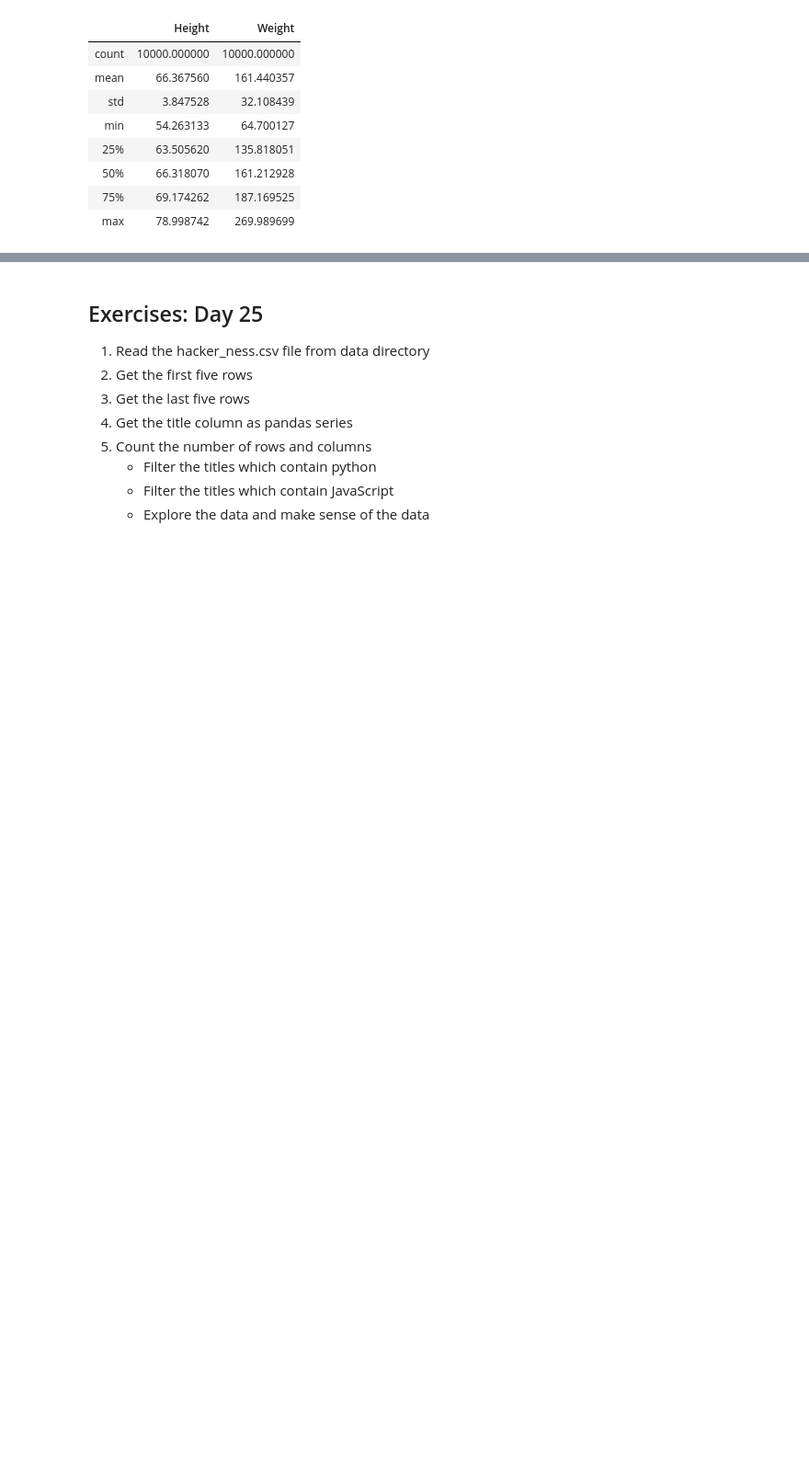
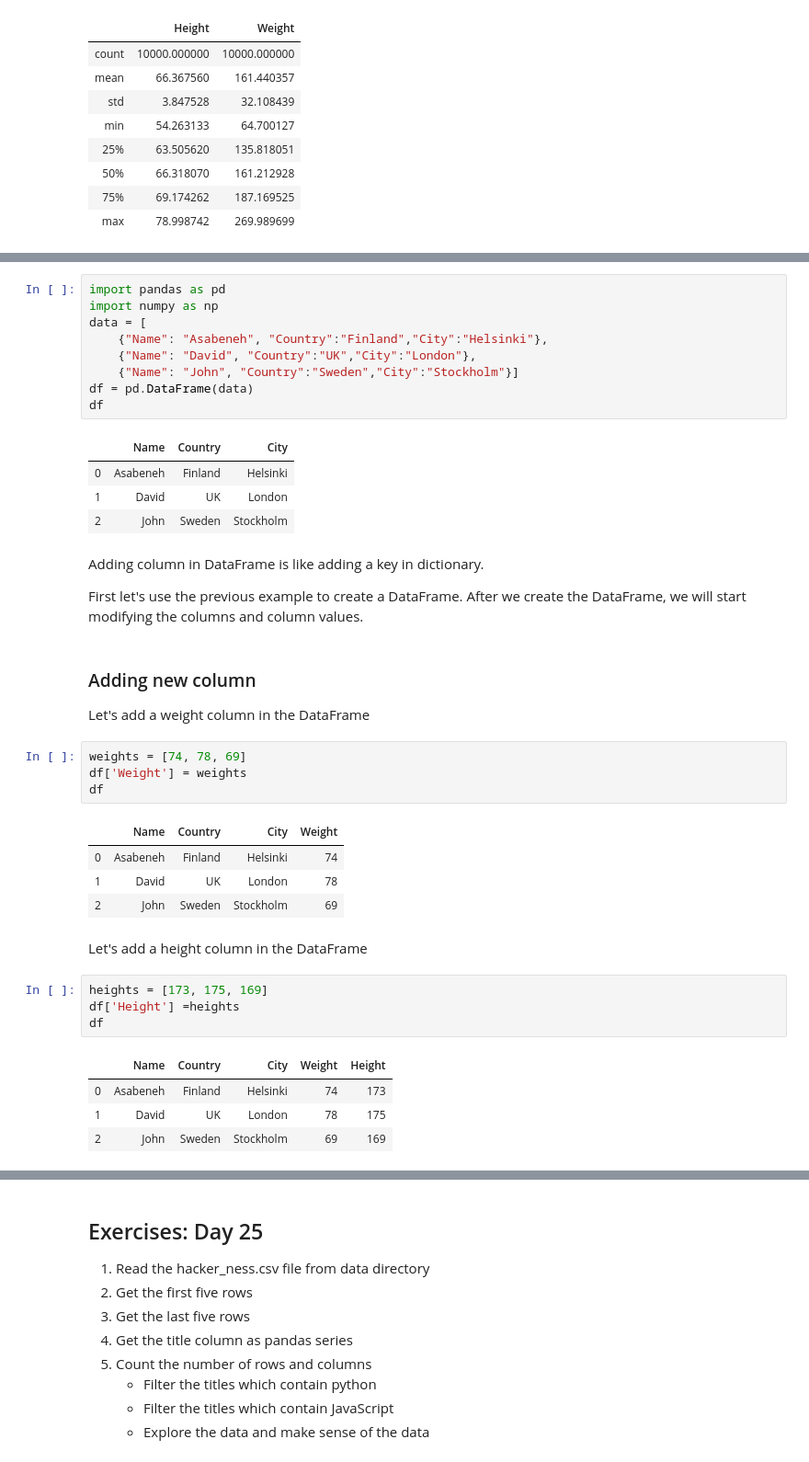
Before and after one commit to Abdullayews/30-Days-Of-Python-backup, a Jupyter notebook: pandas.ipynb, the cells around one changed output, grey strips where cells are left out. Shown at 92% size. Cells and saved outputs as stored; diff of their text form; blank space fills up the shorter version.

```diff
--- a/pandas.ipynb
+++ b/pandas.ipynb
@@ -270,0 +295,41 @@ df.describe()  # describe can also give statistical information from a datafrom
+# %%
+import pandas as pd
+import numpy as np
+data = [
+    {"Name": "Asabeneh", "Country":"Finland","City":"Helsinki"},
+    {"Name": "David", "Country":"UK","City":"London"},
+    {"Name": "John", "Country":"Sweden","City":"Stockholm"}]
+df = pd.DataFrame(data)
+df
+# %% [output]
+|  | Name | Country | City |
+| 0 | Asabeneh | Finland | Helsinki |
+| 1 | David | UK | London |
+| 2 | John | Sweden | Stockholm |
+# %% [markdown]
+Adding column in DataFrame is like adding a key in dictionary.
+
+First let's use the previous example to create a DataFrame. After we create the DataFrame,  we will start modifying the columns and column values.
+# %% [markdown]
+### Adding new column
+Let's add a weight column in the DataFrame
+# %%
+weights = [74, 78, 69]
+df['Weight'] = weights
+df
+# %% [output]
+|  | Name | Country | City | Weight |
+| 0 | Asabeneh | Finland | Helsinki | 74 |
+| 1 | David | UK | London | 78 |
+| 2 | John | Sweden | Stockholm | 69 |
+# %% [markdown]
+Let's add a height column in the DataFrame
+# %%
+heights = [173, 175, 169]
+df['Height'] =heights
+df
+# %% [output]
+|  | Name | Country | City | Weight | Height |
+| 0 | Asabeneh | Finland | Helsinki | 74 | 173 |
+| 1 | David | UK | London | 78 | 175 |
+| 2 | John | Sweden | Stockholm | 69 | 169 |
```
Also changed, not shown: parts of 44 cells of this notebook.
